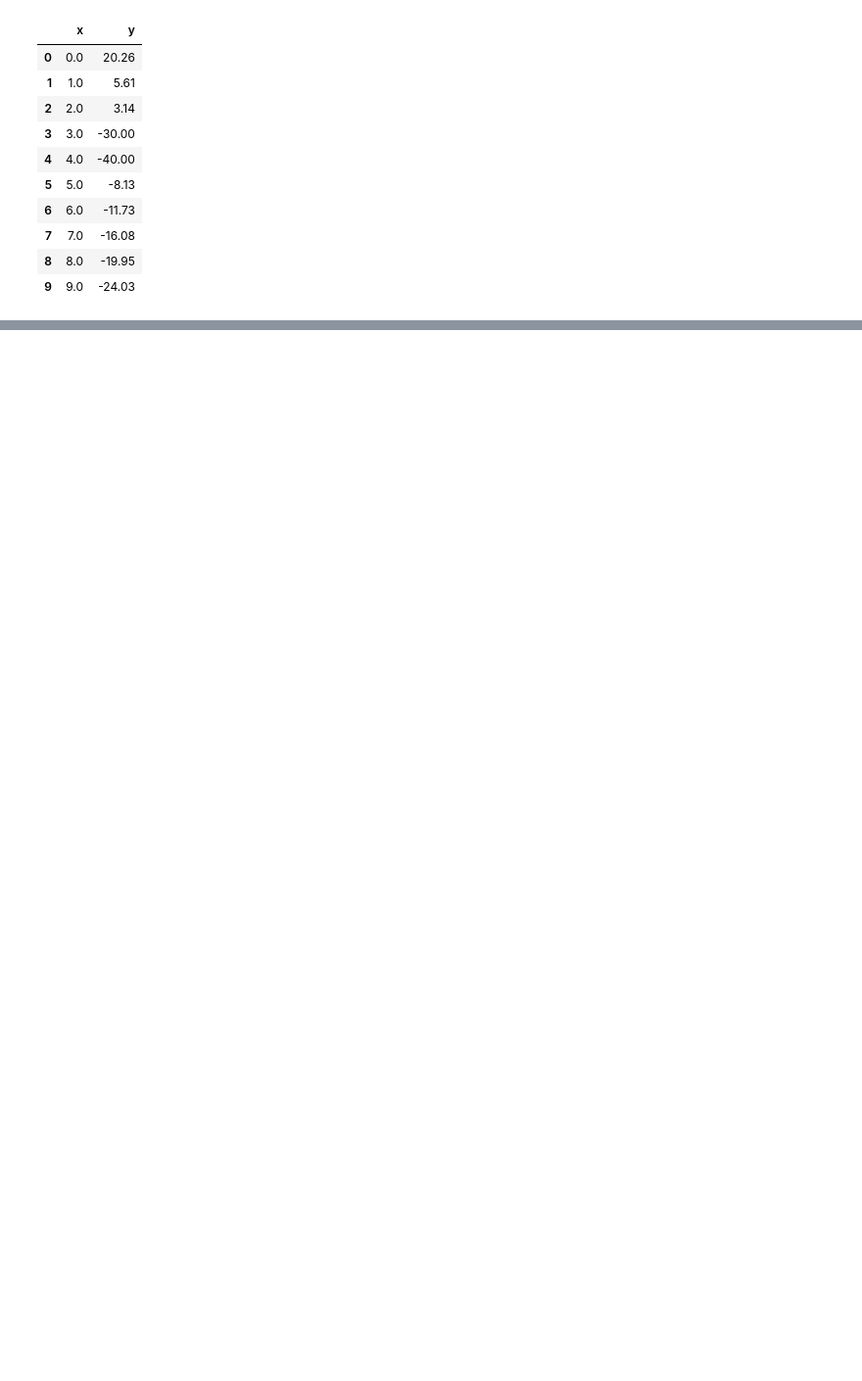
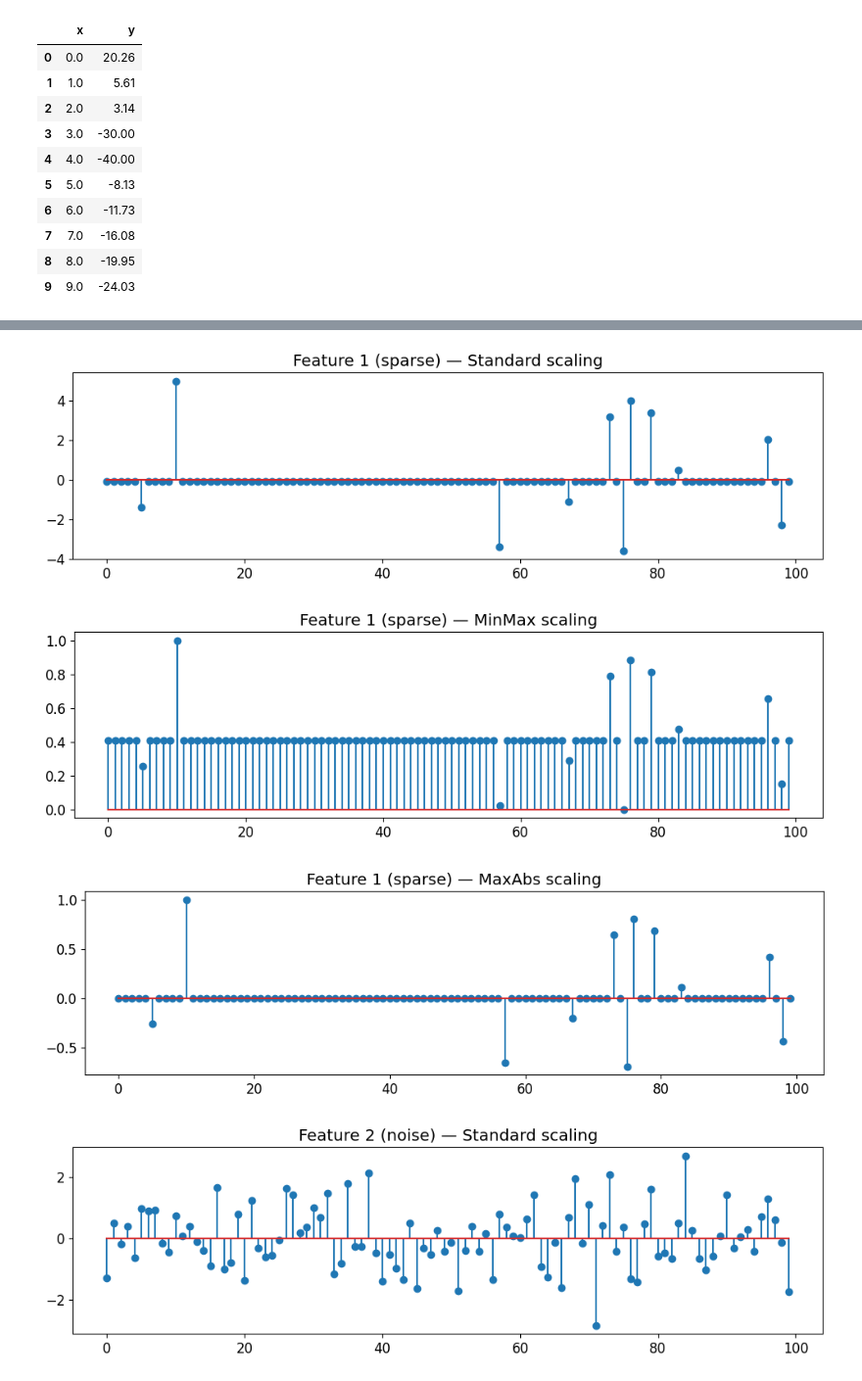
Before and after one commit to AashirRasadh/Pattern-Recognition-Assignment-01, a Jupyter notebook: assignment1.ipynb, the cells around one changed output, grey strips where cells are left out. Shown at 98% size. Saved outputs shown, nothing was run; the diff lists cells and outputs as text; code cells hidden in the pictures; blank space fills up the shorter version.

```diff
--- a/assignment1.ipynb
+++ b/assignment1.ipynb
@@ -74,0 +243,40 @@ OLS model: y ≈ -3.5573 x + 3.9167
+# %%
+def standard_scale(x):
+    mu, sigma = np.mean(x), np.std(x)
+    sigma = sigma if sigma > 0 else 1.0
+    return (x - mu) / sigma
+
+def minmax_scale(x):
+    xmin, xmax = np.min(x), np.max(x)
+    rng = xmax - xmin if xmax > xmin else 1.0
+    return (x - xmin) / rng
+
+def maxabs_scale(x):
+    m = np.max(np.abs(x))
+    m = m if m > 0 else 1.0
+    return x / m
+
+scalers = {
+    "Standard": standard_scale,
+    "MinMax": minmax_scale,
+    "MaxAbs": maxabs_scale
+}
+
+features = {
+    "Feature 1 (sparse)": sparse_signal,
+    "Feature 2 (noise)": epsilon
+}
+
+# Apply and visualize all scalers per feature
+for fname, fvals in features.items():
+    for sname, sfunc in scalers.items():
+        scaled = sfunc(fvals)
+        fig, ax = plt.subplots(figsize=(12,3))
+        ax.stem(scaled)
+        ax.set_title(f"{fname} — {sname} scaling")
+        plt.show()
+# %% [output]
+[figure, added]
+[figure, added]
+[figure, added]
+[figure, added]
```
Also changed, not shown: parts of 12 cells of this notebook, 12 other files.
